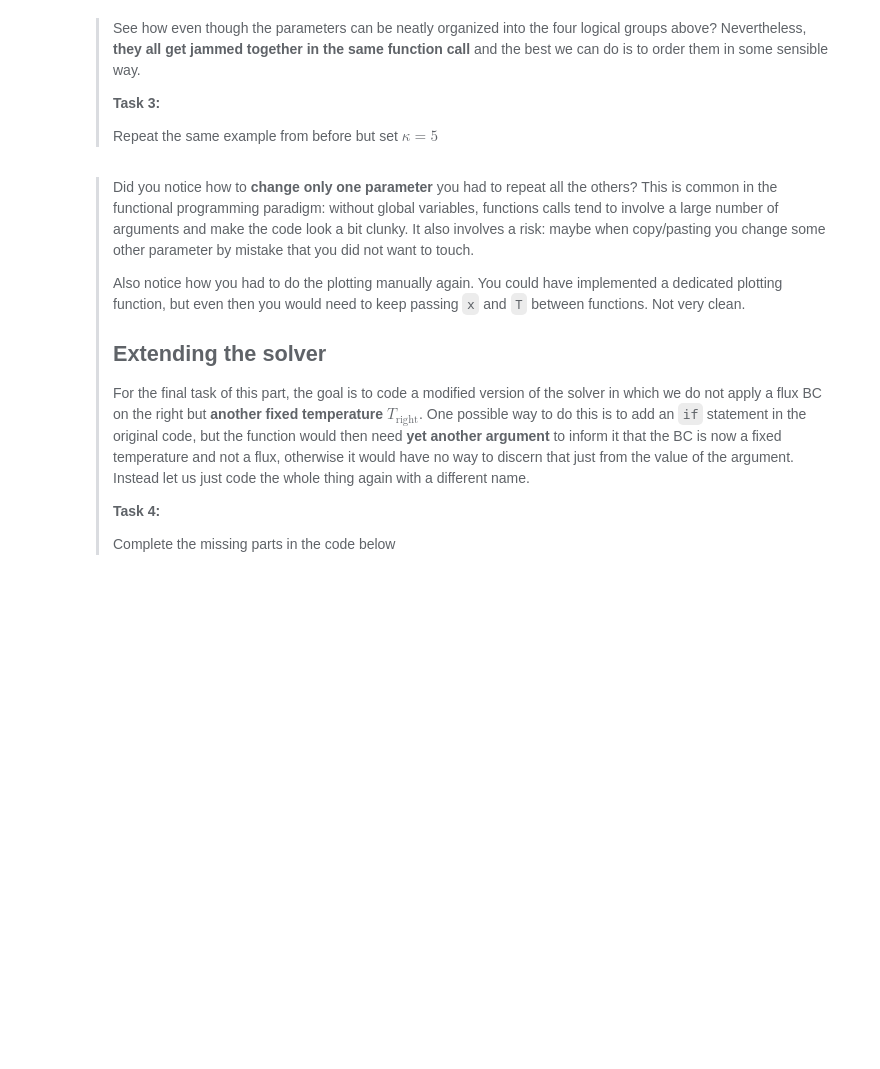
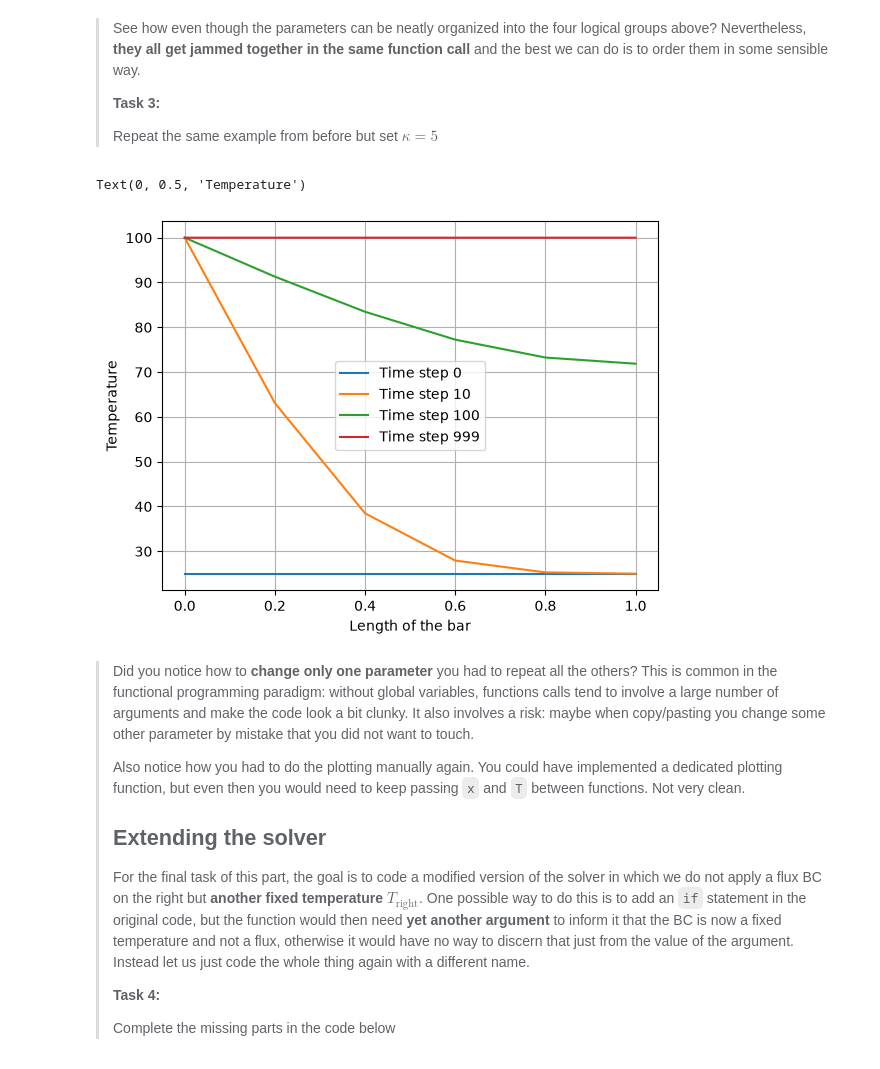
Before and after one commit to Sigve-f/Programming_assignment_2.1, a Jupyter notebook: 1_functional.ipynb, the cells around one changed output. Saved outputs shown, nothing was run; the diff lists cells and outputs as text; code cells hidden in the pictures; blank space fills up the shorter version.

```diff
--- a/1_functional.ipynb
+++ b/1_functional.ipynb
@@ -84,3 +92,21 @@ x,T = # YOUR_CODE_LINE_HERE
+# %%
+x,T = run_diffusion(1, 0.1, 0.001, 5, 25, 100, 0, 1000)
+
+# plot the solution
+# YOUR_CODE_LINES_HERE
+
+plt.plot(x ,T[0], label="Time step 0")
+plt.plot(x, T[10], label="Time step 10")
+plt.plot(x, T[100], label="Time step 100")
+plt.plot(x, T[999], label="Time step 999")
+
+plt.grid()
+plt.legend()
+plt.xlabel("Length of the bar")
+plt.ylabel("Temperature")
+# %% [output]
+Text(0, 0.5, 'Temperature')
+[figure, added]
 # %% [markdown]
 > Did you notice how to **change only one parameter** you had to repeat all the others? This is common in the functional programming paradigm: without global variables, functions calls tend to involve a large number of arguments and make the code look a bit clunky. It also involves a risk: maybe when copy/pasting you change some other parameter by mistake that you did not want to touch.
 >
```
Also changed, not shown: parts of 8 cells of this notebook, 1 other file.
